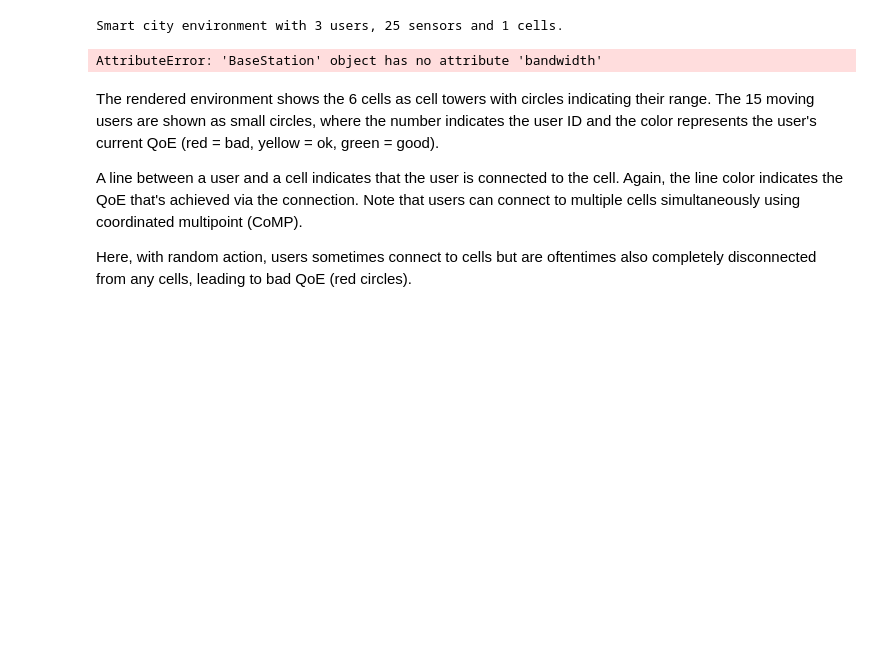
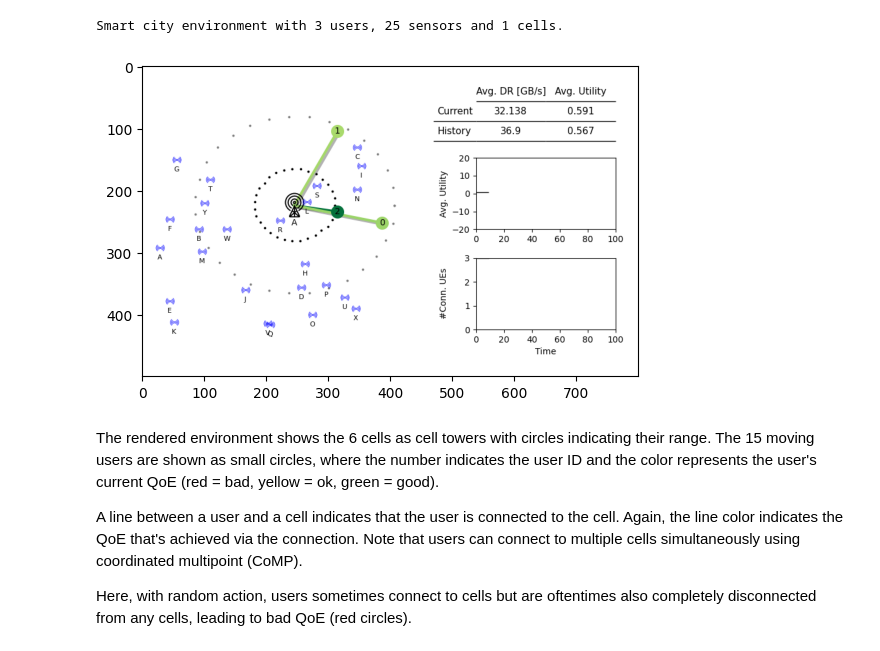
Before and after one commit to stefanbschneider/mobile-env, a Jupyter notebook: examples/smart_city.ipynb, the cells around one changed output. Saved outputs shown, nothing was run; the diff lists cells and outputs as text; code cells hidden in the pictures; blank space fills up the shorter version.

```diff
--- a/examples/smart_city.ipynb
+++ b/examples/smart_city.ipynb
@@ -41,20 +41,20 @@ Smart city environment with 3 users, 25 sensors and 1 cells.
 # %%
 from IPython import display
 
 # run the simulation for 10 time steps
 done = False
 obs, info = env.reset()
-for _ in range(20):
+for _ in range(10):
     # here, use random dummy actions by sampling from the action space
     dummy_action = env.action_space.sample()
     obs, reward, terminated, truncated, info = env.step(dummy_action)
 
     # render the environment
     plt.imshow(env.render())
     display.display(plt.gcf())
     display.clear_output(wait=True)
 # %% [output]
-AttributeError: 'BaseStation' object has no attribute 'bandwidth'
+[figure, added]
 # %% [markdown]
 The rendered environment shows the 6 cells as cell towers with circles indicating their range.
 The 15 moving users are shown as small circles, where the number indicates the user ID and
```
Also changed, not shown: parts of 3 cells of this notebook, 5 other files.
